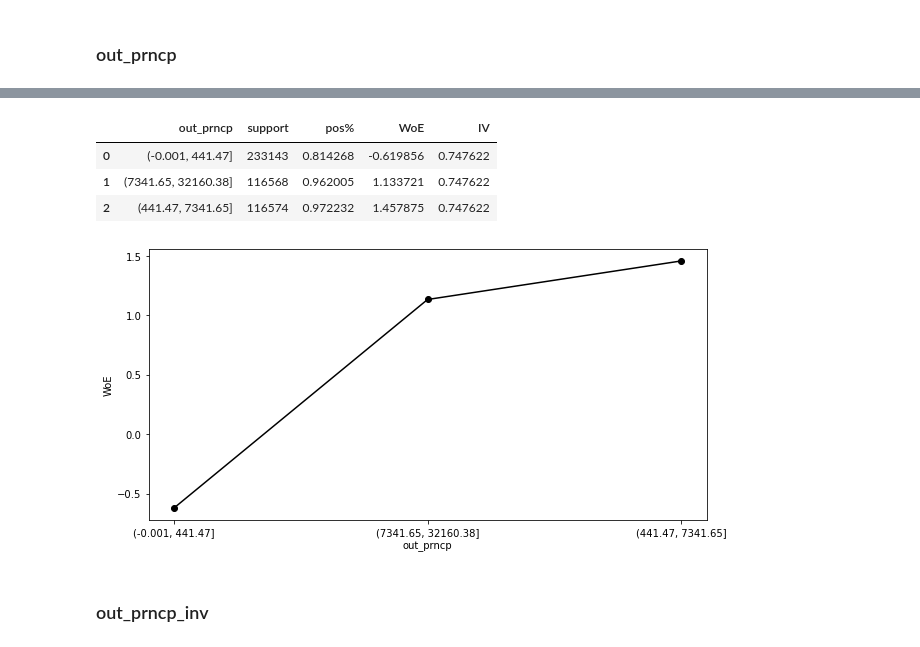
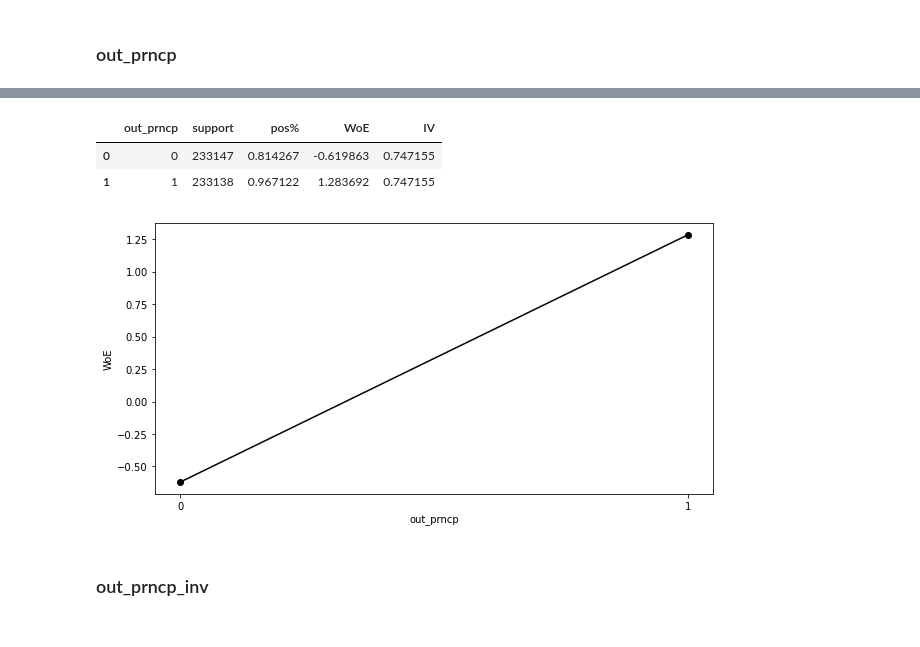
Before and after one commit to Ach113/Loan-Approval-Scoring-System, a Jupyter notebook: LoanApprovalScoring.ipynb, the cells around one changed output, grey strips where cells are left out. Saved outputs shown, nothing was run; the diff lists cells and outputs as text; code cells hidden in the pictures.

```diff
--- a/LoanApprovalScoring.ipynb
+++ b/LoanApprovalScoring.ipynb
@@ -713,4 +469,3 @@ Name: open_acc, dtype: float64
 # %%
 #as there are only 29 null values we can replace them with the median of the data. also mode is almost same as mean here.
-data['open_acc'] = data['open_acc'].replace([None,np.nan], 9.0)
-print(data['open_acc'].isnull().sum())
+data['open_acc'] = data['open_acc'].fillna(data['open_acc'].median())
@@ -768,5 +487,4 @@ Name: pub_rec, dtype: float64
 data['pub_rec'] = data['pub_rec'].apply(lambda x: 1 if x>0 else x)
 # %%
 #as there are only 29 null values we can replace them with the median of the data
-data['pub_rec'] = data['pub_rec'].replace([None,np.nan], 0.0)
-print(data['pub_rec'].isnull().sum())
+data['pub_rec'] = data['pub_rec'].fillna(data['pub_rec'].median())
@@ -846,5 +515,4 @@ df_temp
 # %% [markdown]
 ### revol_util
 # %%
-print(data['revol_util'].value_counts())
-print(data['revol_util'].isnull().sum())
+data['revol_util'] = data['revol_util'].fillna(data['revol_util'].median())
@@ -929,5 +557,4 @@ df_temp
 # %% [markdown]
 ### out_prncp
 # %%
-print(data['out_prncp'].value_counts())
-print(data['out_prncp'].isnull().sum())
+data['out_prncp'] = data['out_prncp'].apply(lambda x: 0 if x < 442 else 1)
@@ -948,13 +561,11 @@ Name: out_prncp, Length: 135665, dtype: int64
 # %%
-X_woe['out_prncp'] = pd.qcut(data['out_prncp'], 4, duplicates='drop')
-df_temp = calculate_woe(X_woe, 'out_prncp', data['loan_status'])
+df_temp = calculate_woe(data, 'out_prncp', data['loan_status'])
 plot_woe(df_temp)
 df_temp
 # %% [output]
 |  | out_prncp | support | pos% | WoE | IV |
-| 0 | (-0.001, 441.47] | 233143 | 0.814268 | -0.619856 | 0.747622 |
-| 1 | (7341.65, 32160.38] | 116568 | 0.962005 | 1.133721 | 0.747622 |
-| 2 | (441.47, 7341.65] | 116574 | 0.972232 | 1.457875 | 0.747622 |
+| 0 | 0 | 233147 | 0.814267 | -0.619863 | 0.747155 |
+| 1 | 1 | 233138 | 0.967122 | 1.283692 | 0.747155 |
-[figure, old version]
+[figure, new version]
 # %% [markdown]
 ### out_prncp_inv
```
Also changed, not shown: parts of 113 cells of this notebook.
